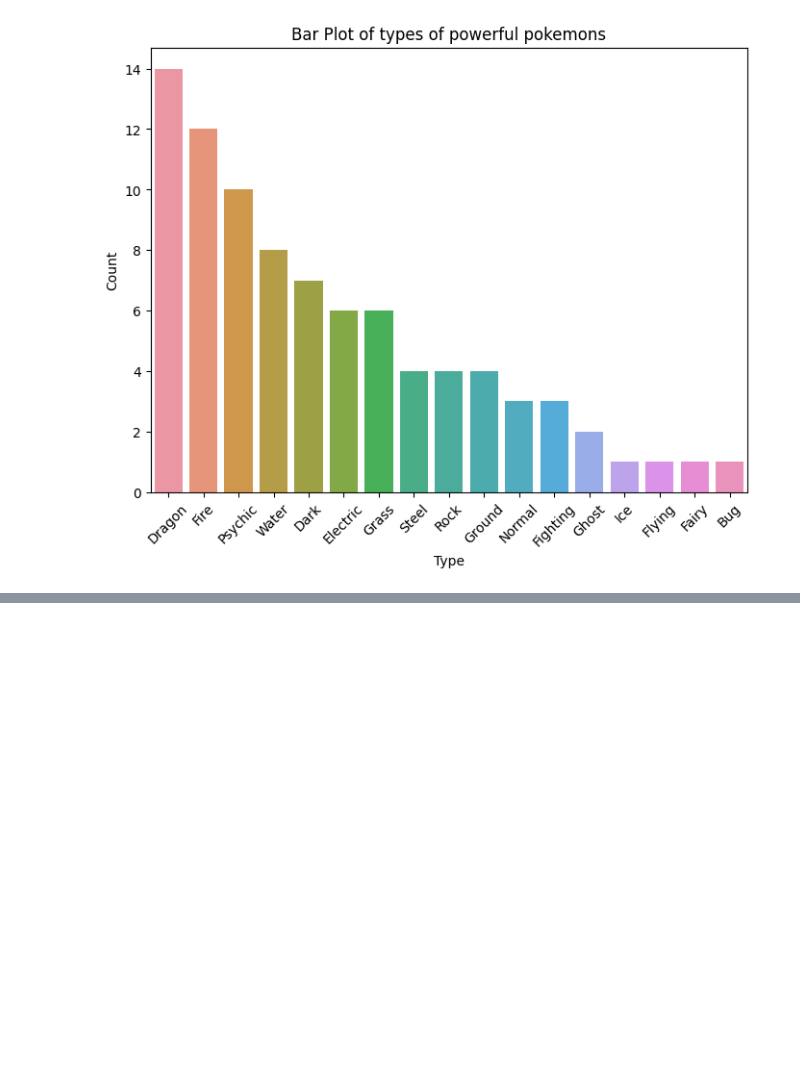
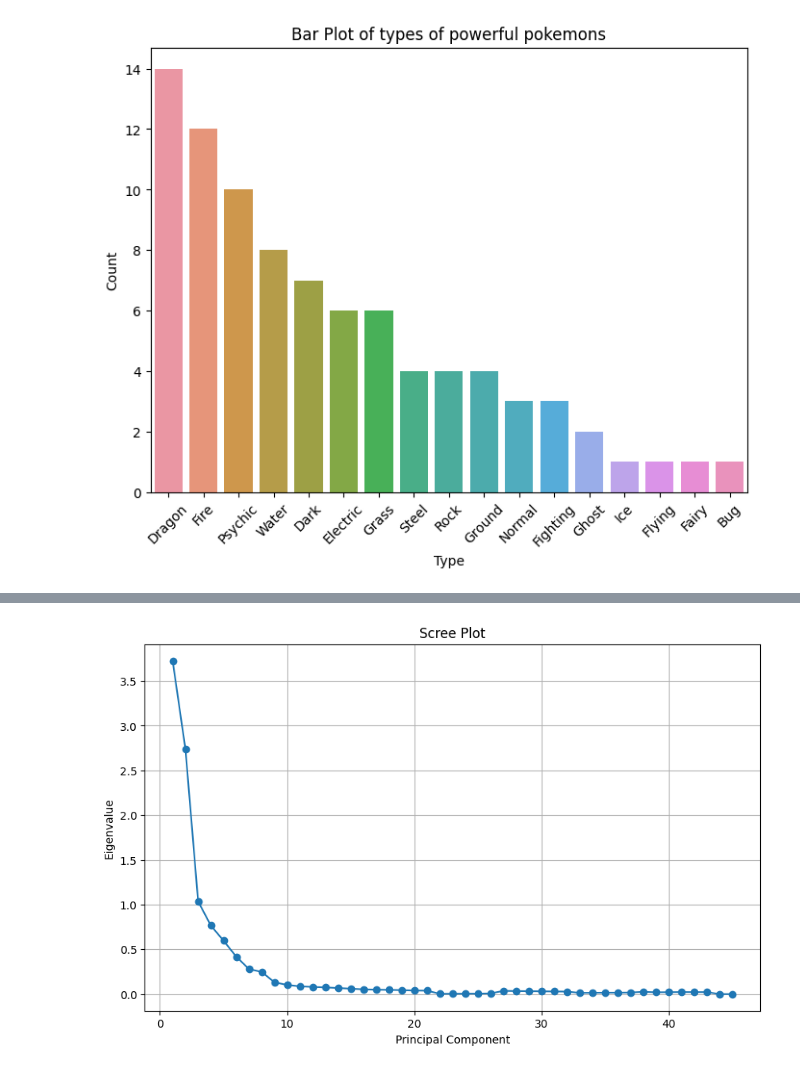
Before and after one commit to j6h666/RR_project, a Jupyter notebook: Pokemon_Clustering_and_Dimension_Reduction.ipynb, the cells around one changed output, grey strips where cells are left out. Saved outputs shown, nothing was run; the diff lists cells and outputs as text; code cells hidden in the pictures; blank space fills up the shorter version.

Commit message:
implemented Kaiser Rule to choose # of dimensions

```diff
--- a/Pokemon_Clustering_and_Dimension_Reduction.ipynb
+++ b/Pokemon_Clustering_and_Dimension_Reduction.ipynb
@@ -401,0 +423,24 @@ plt.show()
+# %%
+#taking out non numeriv
+numeric_columns = df.select_dtypes(include=[np.number]).columns
+df_numeric = df[numeric_columns]
+
+# Compute the covariance matrix
+cov_matrix = np.cov(df_numeric.T)
+
+# Compute the eigenvalues
+eigenvalues, _ = np.linalg.eig(cov_matrix)
+
+# Plot the eigenvalues (scree plot)
+plt.figure(figsize=(10, 6))
+plt.plot(range(1, len(eigenvalues) + 1), eigenvalues, marker='o', linestyle='-')
+plt.title('Scree Plot')
+plt.xlabel('Principal Component')
+plt.ylabel('Eigenvalue')
+plt.grid(True)
+plt.show()
+
+### based on the Scree plot and Kaiser Rule we choose that many dimensions as there are values above 1
+### so 3 dimensions in that case
+# %% [output]
+[figure, added]
```
Also changed, not shown: parts of 6 cells of this notebook.
